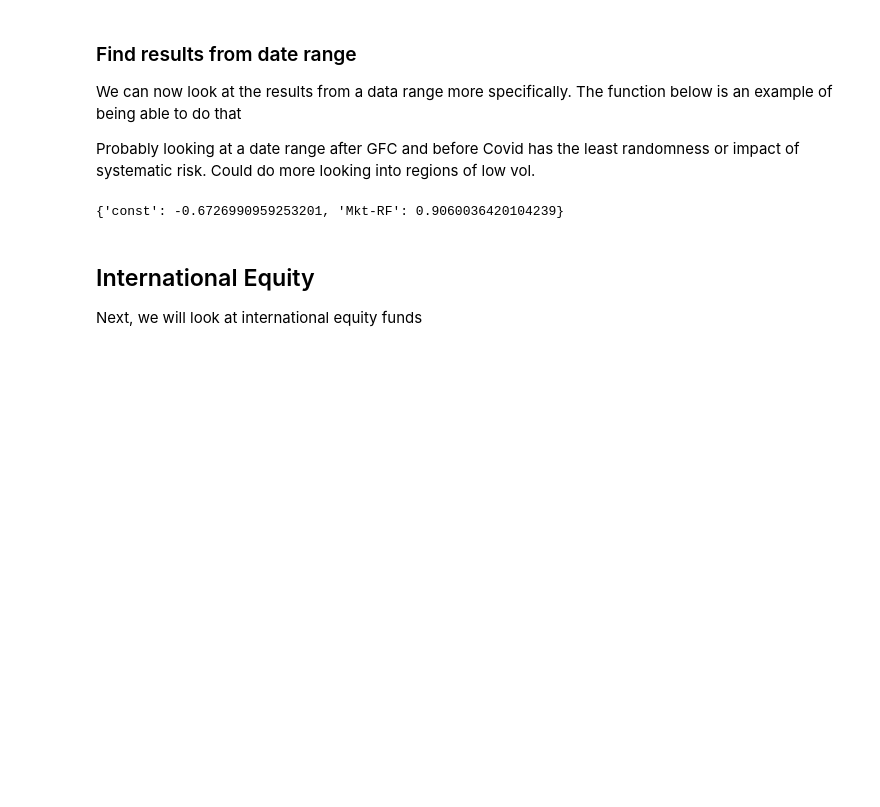
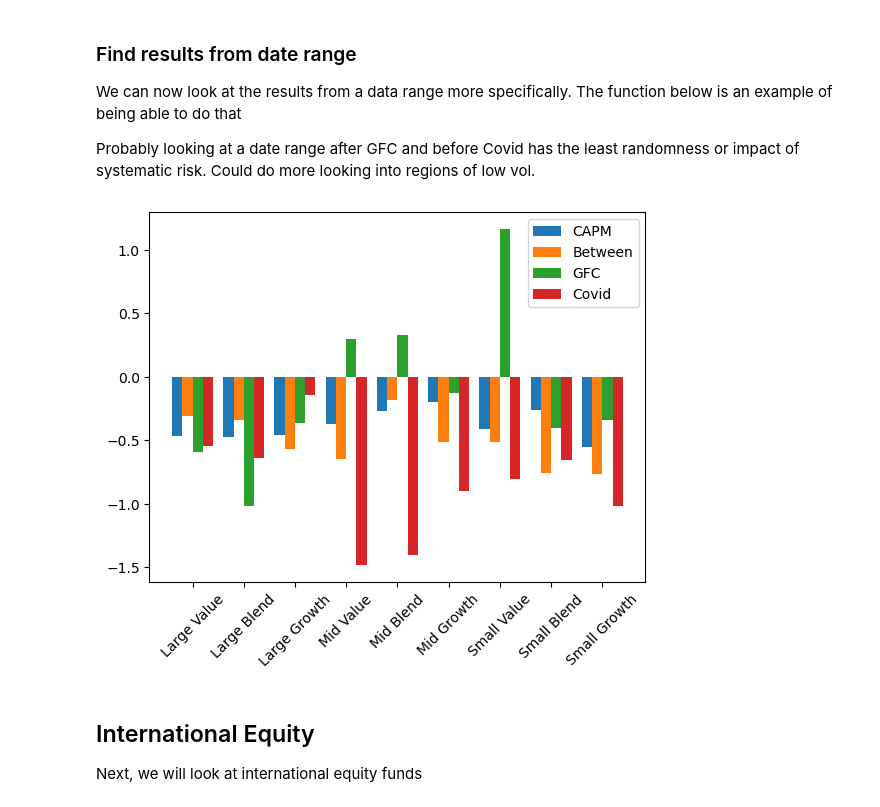
Before and after one commit to earlight/15-4331-final-project, a Jupyter notebook: data_analysis.ipynb, the cells around one changed output. Saved outputs shown, nothing was run; the diff lists cells and outputs as text; code cells hidden in the pictures; blank space fills up the shorter version.

Commit message:
changes to data - dylan

```diff
--- a/data_analysis.ipynb
+++ b/data_analysis.ipynb
@@ -141,10 +141,33 @@ plt.show()
 We can now look at the results from a data range more specifically.  The function below is an example of being able to do that
 
 Probably looking at a date range after GFC and before Covid has the least randomness or impact of systematic risk.  Could do more looking into regions of low vol.
-# %%
-reg_date_range(us_eq_data['Large Blend'], ff_df, ['Mkt-RF'], '20200101', '20220101')
-# %% [output]
-{'const': -0.6726990959253201, 'Mkt-RF': 0.9060036420104239}
+# %%
+between_alpha = []
+gfc_alpha = []
+covid_alpha = []
+
+for data in us_eq_data.values():
+    between_alpha.append(reg_date_range(data, ff_df, ['Mkt-RF'], '20100101', '20200101')['const'])
+    gfc_alpha.append(reg_date_range(data, ff_df, ['Mkt-RF'], '20071201', '20090601')['const'])
+    covid_alpha.append(reg_date_range(data, ff_df, ['Mkt-RF'], '20200201', '20220101')['const'])
+# %%
+fig = plt.figure()
+ax = fig.add_subplot(111)
+
+idx = np.arange(len(us_eq_names))
+
+
+ax.bar(idx-0.3, us_eq_alphas_c, 0.2, label='CAPM')
+ax.bar(idx-0.1, between_alpha, 0.2, label='Between')
+ax.bar(idx+0.1, gfc_alpha, 0.2, label='GFC')
+ax.bar(idx+0.3, covid_alpha, 0.2, label='Covid')
+
+ax.set_xticks(idx)
+ax.set_xticklabels(us_eq_names, rotation=45)
+ax.legend()
+plt.show()
+# %% [output]
+[figure, added]
 # %% [markdown]
 ## International Equity
 Next, we will look at international equity funds
```
Also changed, not shown: parts of 1 cell of this notebook.
